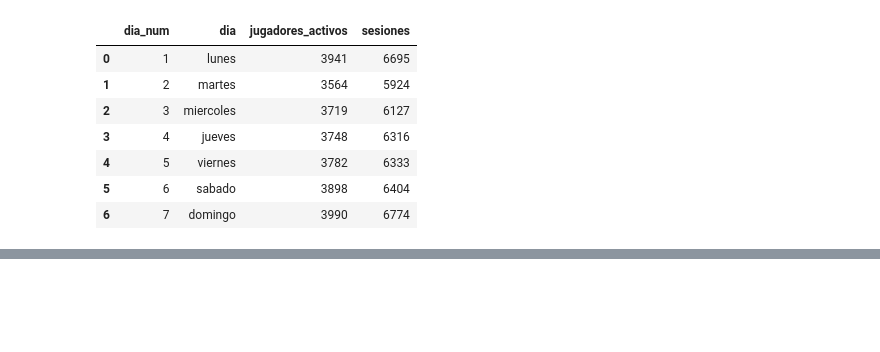
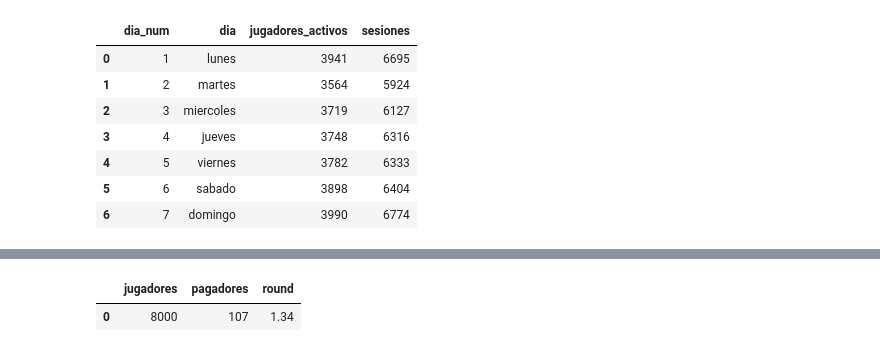
Before and after one commit to paulaibaa/playloop-game-industry-business-case, a Jupyter notebook: notebooks/03_analisis.ipynb, the cells around one changed output, grey strips where cells are left out. Saved outputs shown, nothing was run; the diff lists cells and outputs as text; code cells hidden in the pictures; blank space fills up the shorter version.

```diff
--- a/notebooks/03_analisis.ipynb
+++ b/notebooks/03_analisis.ipynb
@@ -454,0 +444,23 @@ actividad_semana
+# %%
+# Calculamos el número de jugadores, pagadores únicos y su porcentaje.
+consulta_conversion = text("""
+    SELECT
+        -- Subconsulta para el total de jugadores
+        (SELECT COUNT(*) FROM public.usuarios) AS jugadores,
+        -- Pagadores solo cuenta 1 vez
+        COUNT(DISTINCT user_id) AS pagadores,
+        -- Conversion
+        ROUND(
+        COUNT(DISTINCT user_id)*100.0/ NULLIF((SELECT COUNT(*) FROM public.usuarios),0),
+        2)
+    FROM public.compras
+""")
+
+# Enviamos la consulta a PostgreSQl y guardamos el resultado
+with engine.connect() as conexion:
+    conversion = pd.read_sql(consulta_conversion,conexion)
+
+conversion
+# %% [output]
+|  | jugadores | pagadores | round |
+| 0 | 8000 | 107 | 1.34 |
```
Also changed, not shown: parts of 36 cells of this notebook.
